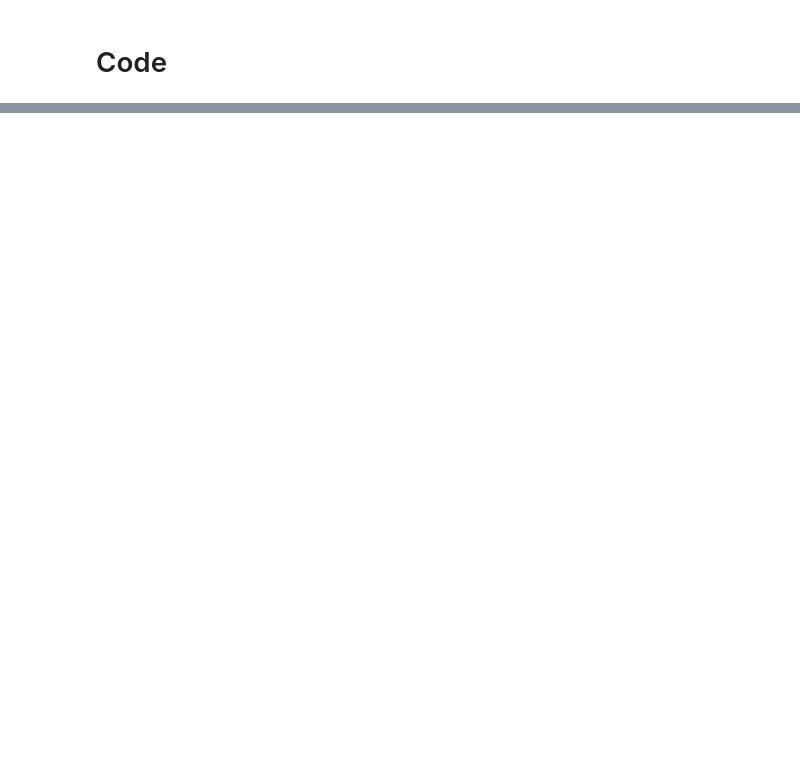
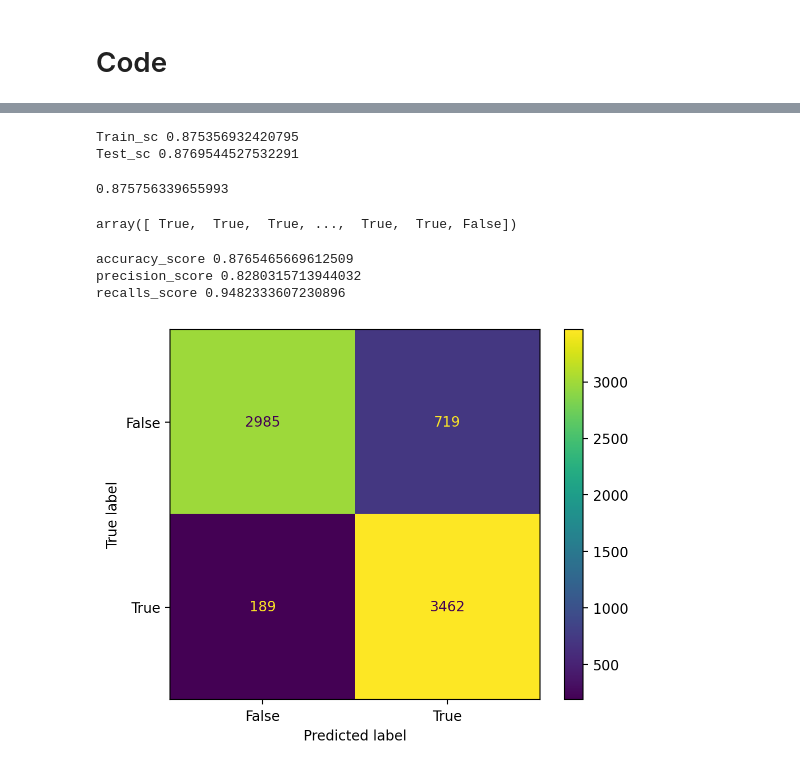
Before and after one commit to JPL1205/stocks_prediction_model, a Jupyter notebook: stocks.ipynb, the cells around one changed output, grey strips where cells are left out. Cells and saved outputs as stored; diff of their text form; code cells hidden in the pictures; blank space fills up the shorter version.

```diff
--- a/stocks.ipynb
+++ b/stocks.ipynb
@@ -528,11 +115,0 @@ The p-value of the permutation test is `0.8722`, which is way larger the the `0.
-# %%
-cb_copy = combined.copy()
-cb_copy['amount'] = cb_copy['amount'].str.split(' - ')
-
-
-
-
-def transform(df):
-    return int(df['amount'][0].strip('$').replace(',','').replace(' -','').replace(' +',''))
-
-cb_copy['amount'] = cb_copy.apply(transform, axis = 1)
@@ -636,3 +115,0 @@ df.groupby('weekday').count().rename(columns={'transaction_date': 'count'})['cou
-# %%
-df = combined.assign(month=combined['transaction_date'].dt.month)
-df.groupby('month').count().rename(columns={'transaction_date': 'count'})['count'].idxmax()
@@ -640,0 +313,20 @@ df.groupby('month').count().rename(columns={'transaction_date': 'count'})['count
+# %%
+# Baseline Model:
+# [disclosure_year,  disclosure_date(1-6, 7-12)binarizer,  owner(one_hot_encode), type, amount(turn to cat), party(stdByGroup with amount)]
+X_fn = balance_transaction
+y_fn = trans_label_df
+
+X_tr, X_ts, y_tr, y_ts = train_test_split(X_fn, y_fn, test_size=0.25)
+
+pl = Pipeline([
+    ('classifier', RandomForestClassifier(max_depth=10))
+])
+
+pl.fit(X_tr, y_tr)
+print('Train_sc',pl.score(X_tr, y_tr))
+print('Test_sc',pl.score(X_ts, y_ts))
+pl.score(balance_transaction, trans_label_df)
+# %% [output]
+Train_sc 0.875356932420795
+Test_sc 0.8769544527532291
+0.875756339655993
@@ -640,0 +343,18 @@ df.groupby('month').count().rename(columns={'transaction_date': 'count'})['count
+# %%
+y_pred = pl.predict(X_tr)
+y_pred
+# %% [output]
+array([ True,  True,  True, ...,  True,  True, False])
+# %%
+from sklearn import metrics
+
+y_pred = pl.predict(X_ts)
+print('accuracy_score', metrics.accuracy_score(y_ts, y_pred))
+print('precision_score', metrics.precision_score(y_ts, y_pred))
+print('recalls_score', metrics.recall_score(y_ts, y_pred))
+metrics.plot_confusion_matrix(pl, X_ts, y_ts);
+# %% [output]
+accuracy_score 0.8765465669612509
+precision_score 0.8280315713944032
+recalls_score 0.9482333607230896
+[figure, added]
```
Also changed, not shown: parts of 73 cells of this notebook.
